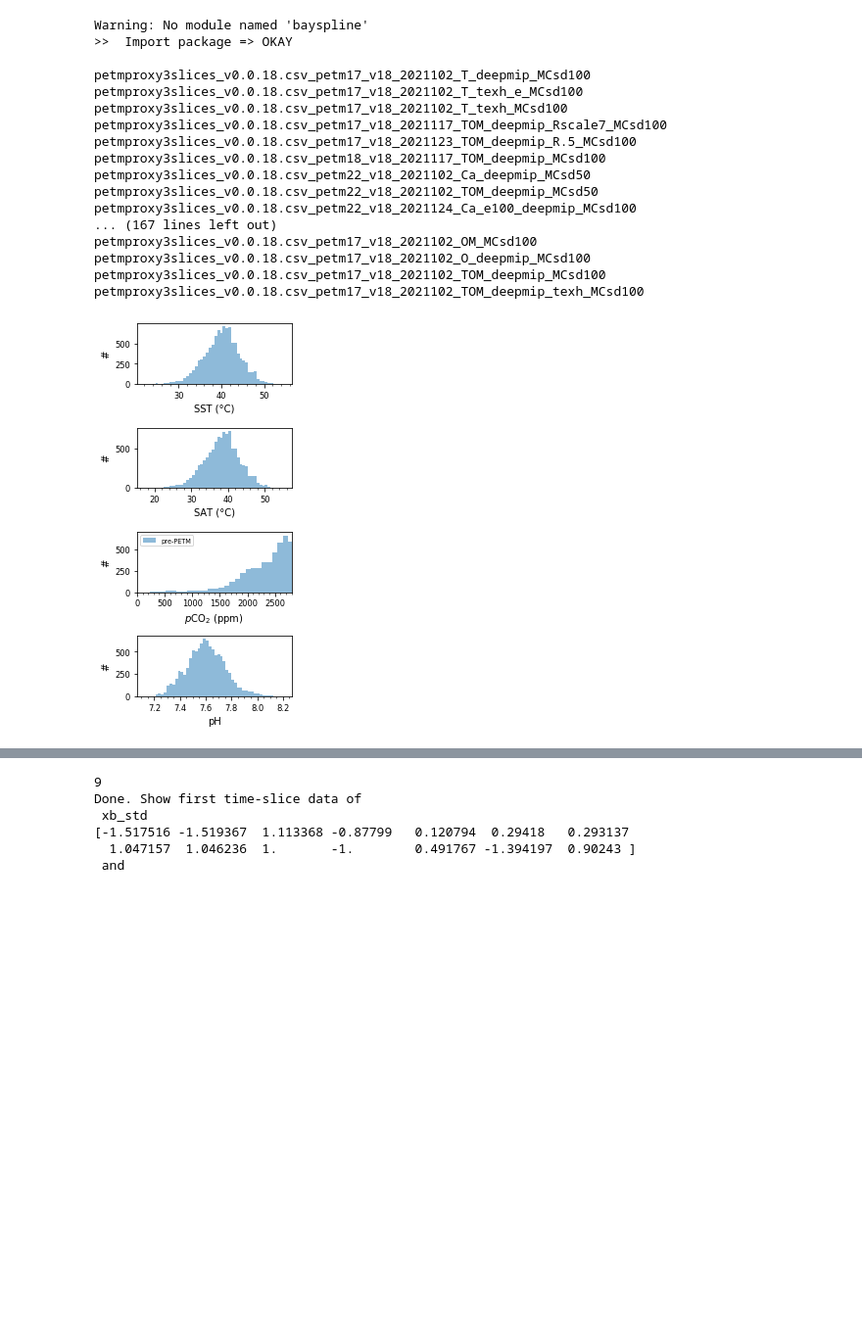
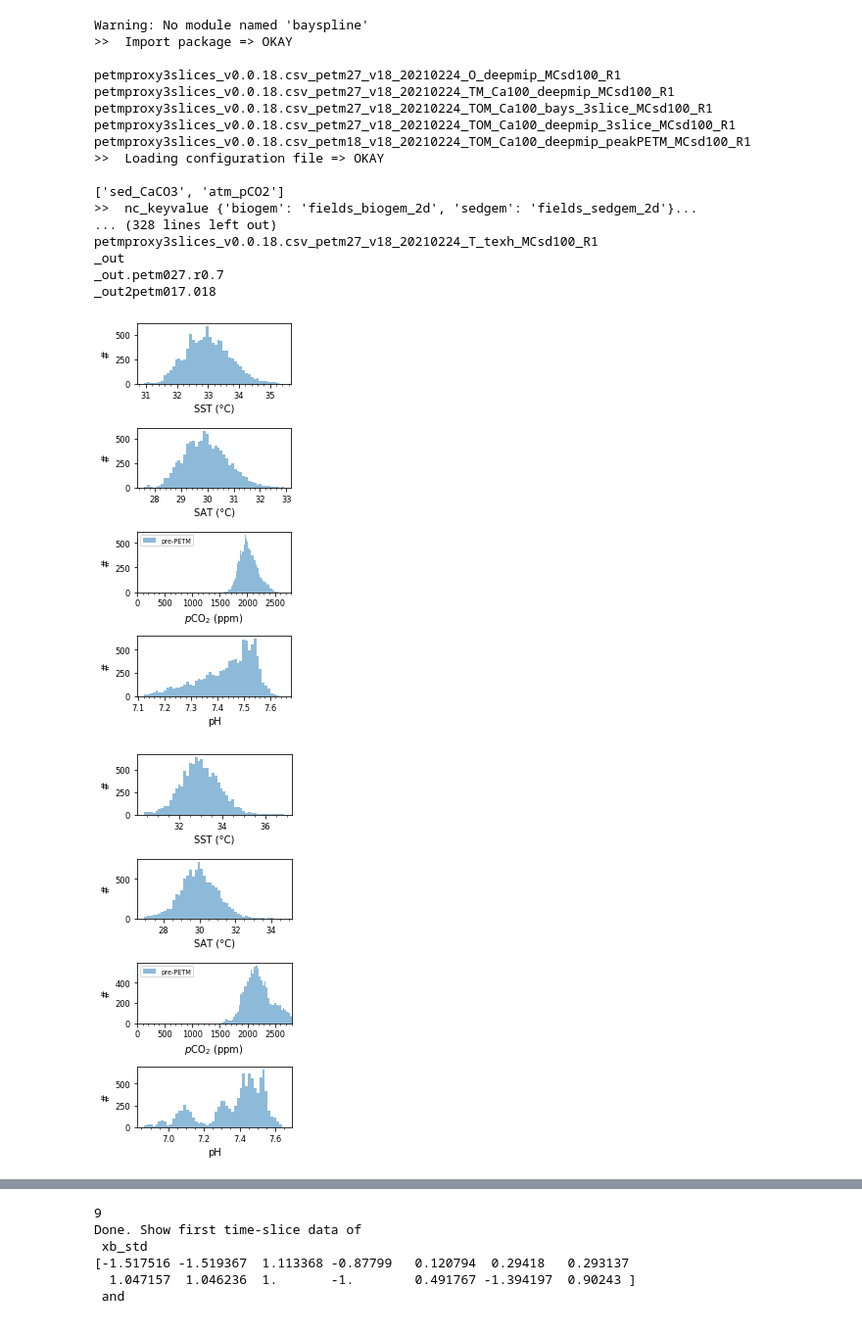
Before and after one commit to mingsongli/deepDA, a Jupyter notebook: verification/DeepDA_verify_proxyunit-jobs.ipynb, the cells around one changed output, grey strips where cells are left out. Shown at 98% size. Drawn from its saved outputs; the diff is of its cells as text; code cells hidden in the pictures; blank space fills up the shorter version.

```diff
--- a/verification/DeepDA_verify_proxyunit-jobs.ipynb
+++ b/verification/DeepDA_verify_proxyunit-jobs.ipynb
@@ -73,7 +73,10 @@ for diri in range(len(dir1)):
     en = dir1[diri]
     print(en)
 
-    if en in ['petmproxy3slices_v0.0.18.csv_petm22_v18_2021124_Ca_e100_deepmip_MCsd100']:
+    if en in ['petmproxy3slices_v0.0.18.csv_petm18_v18_20210224_TOM_Ca25_deepmip_peakPETM_MCsd100_R1',
+             'petmproxy3slices_v0.0.18.csv_petm18_v18_20210224_TOM_Ca100_deepmip_peakPETM_MCsd100_R1']:
+    #if en not in ['_out','_out2petm017.018',
+    #              '_out.petm027.r0.7',]:
         #en = 'petmproxy3slices_v0.0.18hiatus2.csv_petm17_v18h2_2020918_all_100mc'
         #en = 'petmproxy3slices_v0.0.18hiatus2.csv_petm17_v18h2_2020918_ca_e1_100mc'  # bad
         #en = 'petmproxy3slices_v0.0.18hiatus2.csv_petm17_v18h2_2020918_ca_e4_100mc'  # too cold?
@@ -310,8 +313,6 @@ for diri in range(len(dir1)):
         #print('{}'.format(Xa2d_std_np2))
 
 
-
-
         # Calculate mean and std of each variable for each time slice
         # plot the ensemble values
         #####################    User defined start   #####################
@@ -452,48 +453,49 @@ for diri in range(len(dir1)):
                             if Xa2d_vari == 2:
                                 ax12.hist(warmpeak, **kwargs, color = "#ff7f0e")
                                 ax12.hist(coolpeak, **kwargs, color = "#2ca02c")
                                 ax12.set_ylabel('#')
                                 ax12.set_xlabel('\u0394$\it{p}$CO$_2$ (ppm)')
                                 ax12.tick_params(labelsize='small')
                                 ax12.xaxis.set_minor_locator(AutoMinorLocator())
                             if Xa2d_vari == 4:
                                 ax13.hist(warmpeak, **kwargs, color = "#ff7f0e")
                                 ax13.hist(coolpeak, **kwargs, color = "#2ca02c")
                                 ax13.set_ylabel('#')
                                 ax13.set_xlabel('\u0394pH')
                                 ax13.tick_params(labelsize='small')
                                 ax13.xaxis.set_minor_locator(AutoMinorLocator())
                             fig2.tight_layout()
 
         # print and save excel
 
         print('saved @')
         fullname = yml_dict['core']['proj_dir']+'/wrk/'+en+'.summary.xlsx'
         print(fullname)
         df.to_excel(fullname)
 
         fig.savefig(yml_dict['core']['proj_dir']+'/wrk/'+en+'.summary.pdf')
         if recon_period_len>1:
             fig2.savefig(yml_dict['core']['proj_dir']+'/wrk/'+en+'.delta.pdf')
 # %% [output]
 Warning: No module named 'bayspline'
 >>  Import package => OKAY
 
-petmproxy3slices_v0.0.18.csv_petm17_v18_2021102_T_deepmip_MCsd100
-petmproxy3slices_v0.0.18.csv_petm17_v18_2021102_T_texh_e_MCsd100
-petmproxy3slices_v0.0.18.csv_petm17_v18_2021102_T_texh_MCsd100
-petmproxy3slices_v0.0.18.csv_petm17_v18_2021117_TOM_deepmip_Rscale7_MCsd100
-petmproxy3slices_v0.0.18.csv_petm17_v18_2021123_TOM_deepmip_R.5_MCsd100
-petmproxy3slices_v0.0.18.csv_petm18_v18_2021117_TOM_deepmip_MCsd100
-petmproxy3slices_v0.0.18.csv_petm22_v18_2021102_Ca_deepmip_MCsd50
-petmproxy3slices_v0.0.18.csv_petm22_v18_2021102_TOM_deepmip_MCsd50
-petmproxy3slices_v0.0.18.csv_petm22_v18_2021124_Ca_e100_deepmip_MCsd100
-... (167 lines left out)
-petmproxy3slices_v0.0.18.csv_petm17_v18_2021102_OM_MCsd100
-petmproxy3slices_v0.0.18.csv_petm17_v18_2021102_O_deepmip_MCsd100
-petmproxy3slices_v0.0.18.csv_petm17_v18_2021102_TOM_deepmip_MCsd100
-petmproxy3slices_v0.0.18.csv_petm17_v18_2021102_TOM_deepmip_texh_MCsd100
+petmproxy3slices_v0.0.18.csv_petm27_v18_20210224_O_deepmip_MCsd100_R1
+petmproxy3slices_v0.0.18.csv_petm27_v18_20210224_TM_Ca100_deepmip_MCsd100_R1
+petmproxy3slices_v0.0.18.csv_petm27_v18_20210224_TOM_Ca100_bays_3slice_MCsd100_R1
+petmproxy3slices_v0.0.18.csv_petm27_v18_20210224_TOM_Ca100_deepmip_3slice_MCsd100_R1
+petmproxy3slices_v0.0.18.csv_petm18_v18_20210224_TOM_Ca100_deepmip_peakPETM_MCsd100_R1
+>>  Loading configuration file => OKAY
+
+['sed_CaCO3', 'atm_pCO2']
+>>  nc_keyvalue {'biogem': 'fields_biogem_2d', 'sedgem': 'fields_sedgem_2d'}...
+... (328 lines left out)
+petmproxy3slices_v0.0.18.csv_petm27_v18_20210224_T_texh_MCsd100_R1
+_out
+_out.petm027.r0.7
+_out2petm017.018
-[figure, old version]
+[figure, new version]
+[figure, added]
 # %%
 for diri in range(len(dir1)):
 
```
Also changed, not shown: 2 other files.
